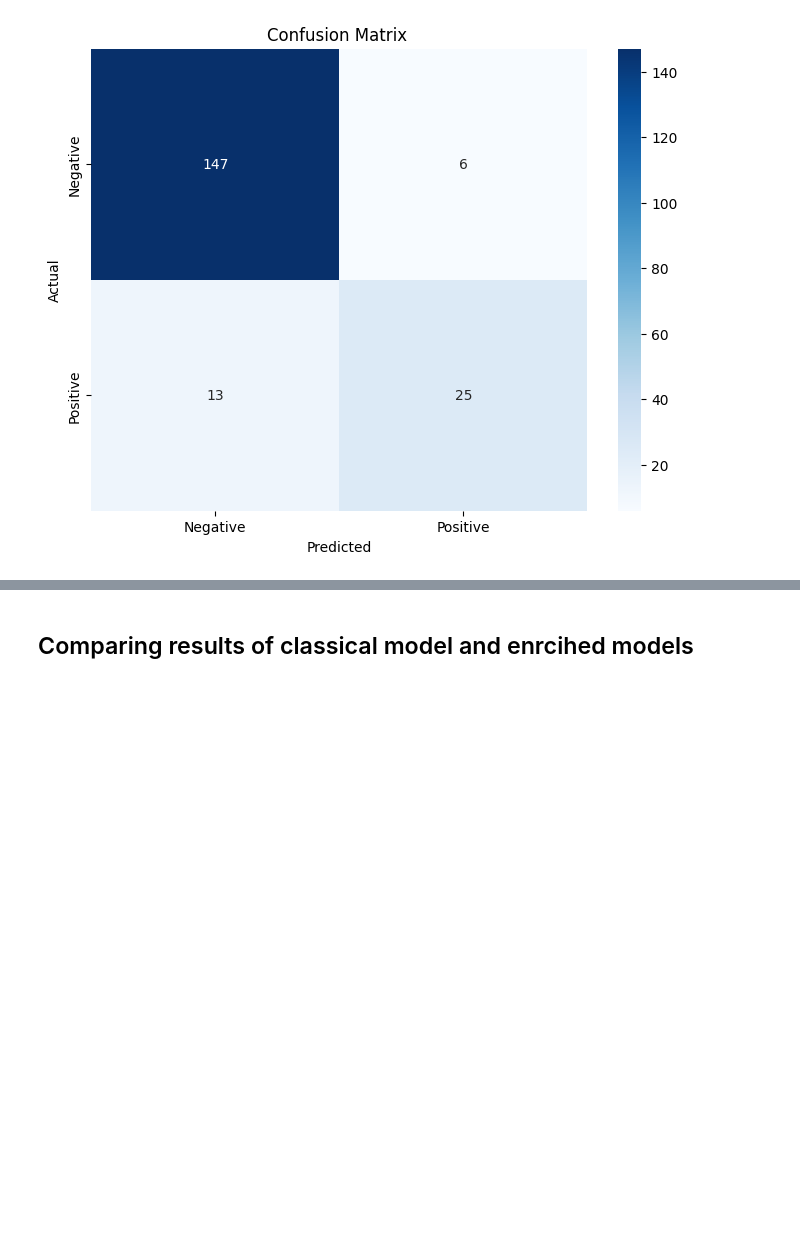
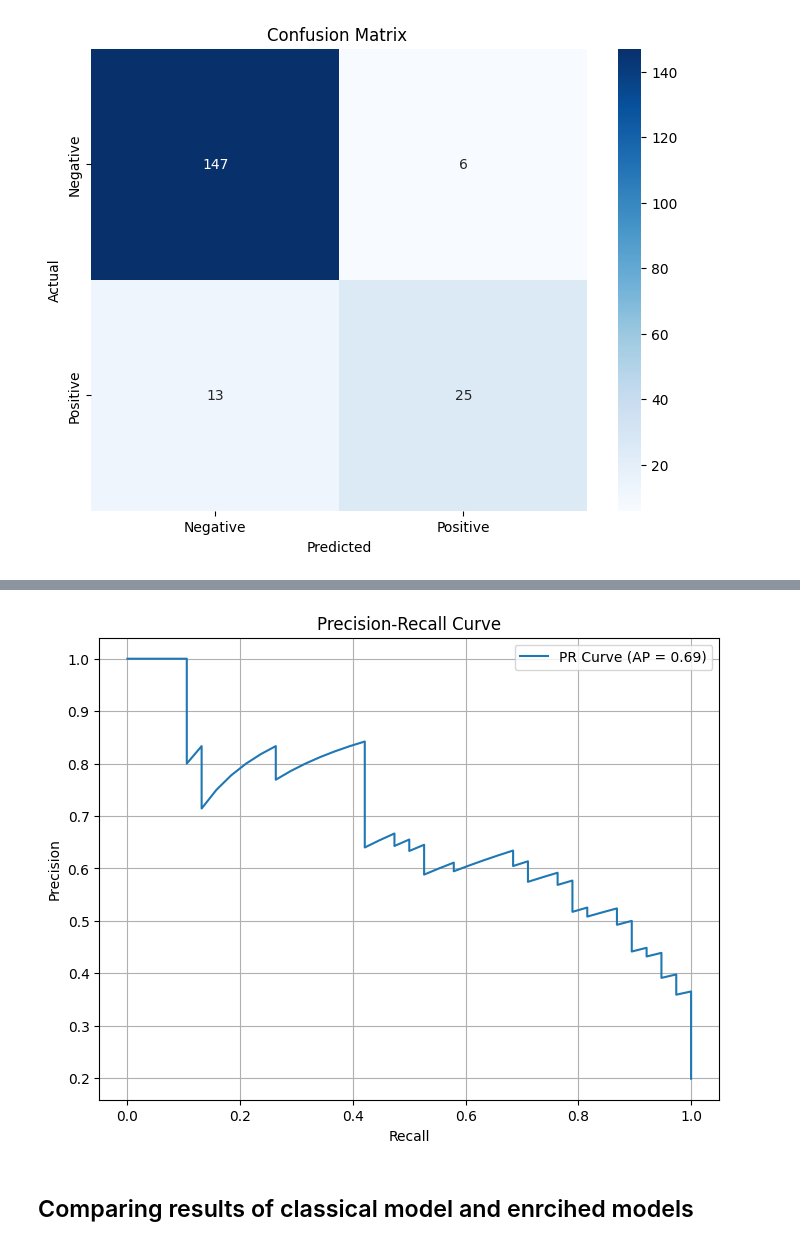
Before and after one commit to hargurjeet/LJMU_Thesis_Results_Hargurjeet_Singh, a Jupyter notebook: classical_ml_traning.ipynb, the cells around one changed output, grey strips where cells are left out. Cells and saved outputs as stored; diff of their text form; code cells hidden in the pictures; blank space fills up the shorter version.

```diff
--- a/classical_ml_traning.ipynb
+++ b/classical_ml_traning.ipynb
@@ -146,0 +182,75 @@ plt.show()
+# %%
+parquet_file_path = '/content/LJMU_Thesis/Processed_output/openai_embeddings.parquet'
+df_open_ai = pd.read_parquet(parquet_file_path)
+
+import matplotlib.pyplot as plt
+# Prepare data
+X = df_open_ai['Embedding'].tolist()
+y = df_open_ai['Target'].values
+
+# Train-test split
+X_train, X_test, y_train, y_test = train_test_split(X, y, test_size=0.2, random_state=42)
+
+# Standardize the embeddings
+scaler = StandardScaler()
+X_train = scaler.fit_transform(X_train)
+X_test = scaler.transform(X_test)
+
+# Apply PCA and determine the explained variance
+pca = PCA()
+pca.fit(X_train)
+
+
+# Split the data into training and testing sets
+X_train, X_test, y_train, y_test = train_test_split(
+    df_open_ai['Embedding'].tolist(),
+    df_open_ai['Target'],
+    test_size=0.2,
+    random_state=42
+)
+
+# Standardize the embeddings
+scaler = StandardScaler()
+X_train = scaler.fit_transform(X_train)
+X_test = scaler.transform(X_test)
+
+# Dimensionality Reduction with PCA
+# pca = PCA(n_components=min(len(X_train), X_train.shape[1]))
+pca = PCA(n_components=90)
+X_train_pca = pca.fit_transform(X_train)
+X_test_pca = pca.transform(X_test)
+
+
+xgb_model_gpt = xgb.XGBClassifier(objective='binary:logistic', eval_metric='logloss', seed=42)
+xgb_model_gpt.fit(X_train_pca, y_train)
+y_pred = xgb_model_gpt.predict(X_test_pca)
+
+y_pred_proba_gpt = xgb_model_gpt.predict_proba(X_test_pca)[:, 1]
+# Set the threshold
+threshold = 0.3
+y_pred = (y_pred_proba_gpt >= threshold).astype(int)
+report_gpt  = classification_report(y_test, y_pred)
+print(report_gpt)
+report_gpt  = classification_report(y_test, y_pred, output_dict=True)
+print(report_gpt)
+
+
+import matplotlib.pyplot as plt
+from sklearn.metrics import precision_recall_curve, average_precision_score
+
+# Calculate precision-recall values for different thresholds
+precision, recall, thresholds = precision_recall_curve(y_test, y_pred_proba_gpt)
+
+# Calculate the average precision score
+average_precision = average_precision_score(y_test, y_pred_proba_gpt)
+
+# Plot Precision-Recall curve
+plt.figure(figsize=(8, 6))
+plt.plot(recall, precision, label=f'PR Curve (AP = {average_precision:.2f})')
+plt.xlabel('Recall')
+plt.ylabel('Precision')
+plt.title('Precision-Recall Curve')
+plt.legend(loc='best')
+plt.grid(True)
+plt.show()
+# %% [output]
@@ -147,3 +267,4 @@ plt.show()
+[figure, added]
 # %% [markdown]
 ## Comparing results of classical model and enrcihed models
 # %%
```
Also changed, not shown: parts of 5 cells of this notebook.
